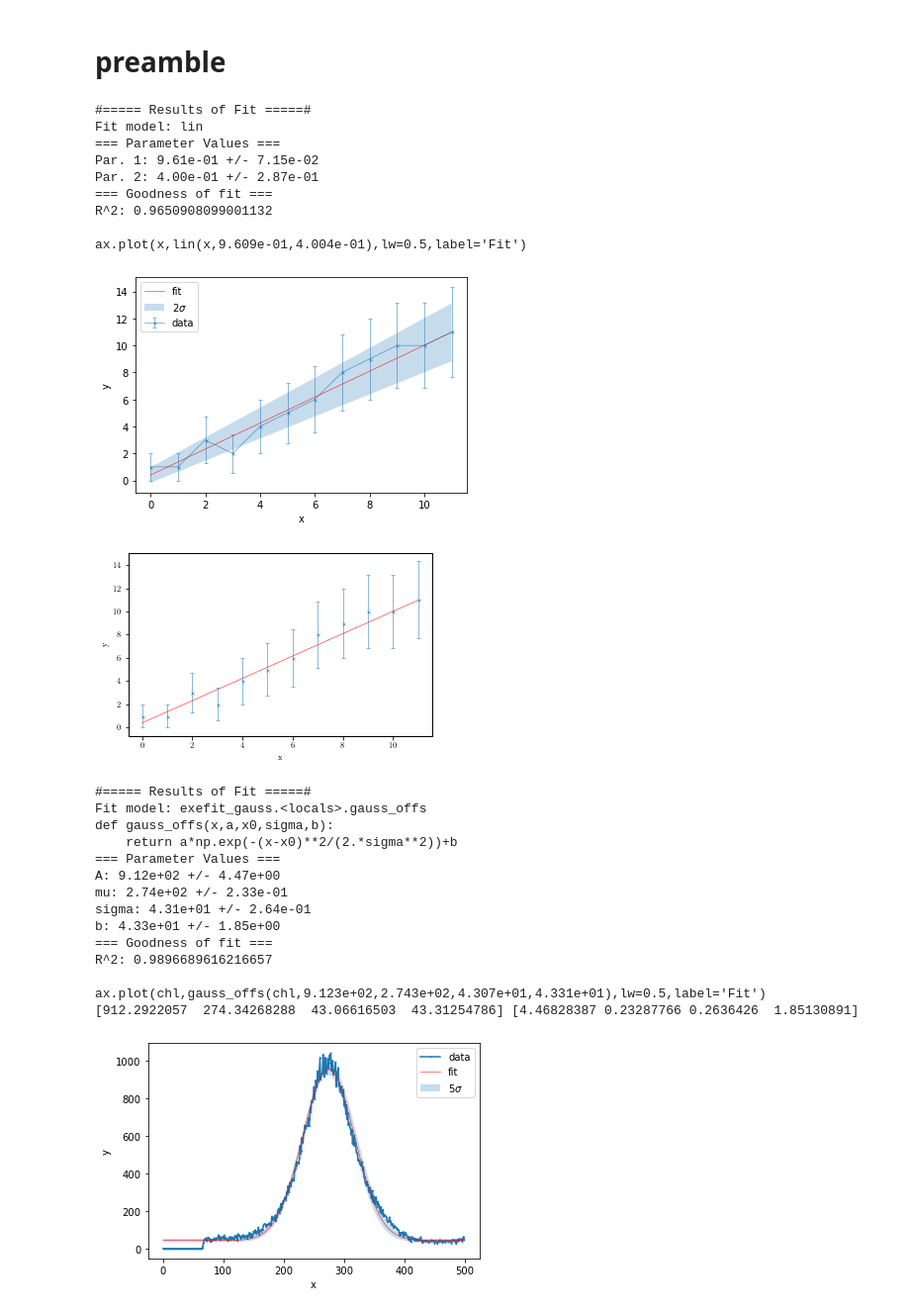
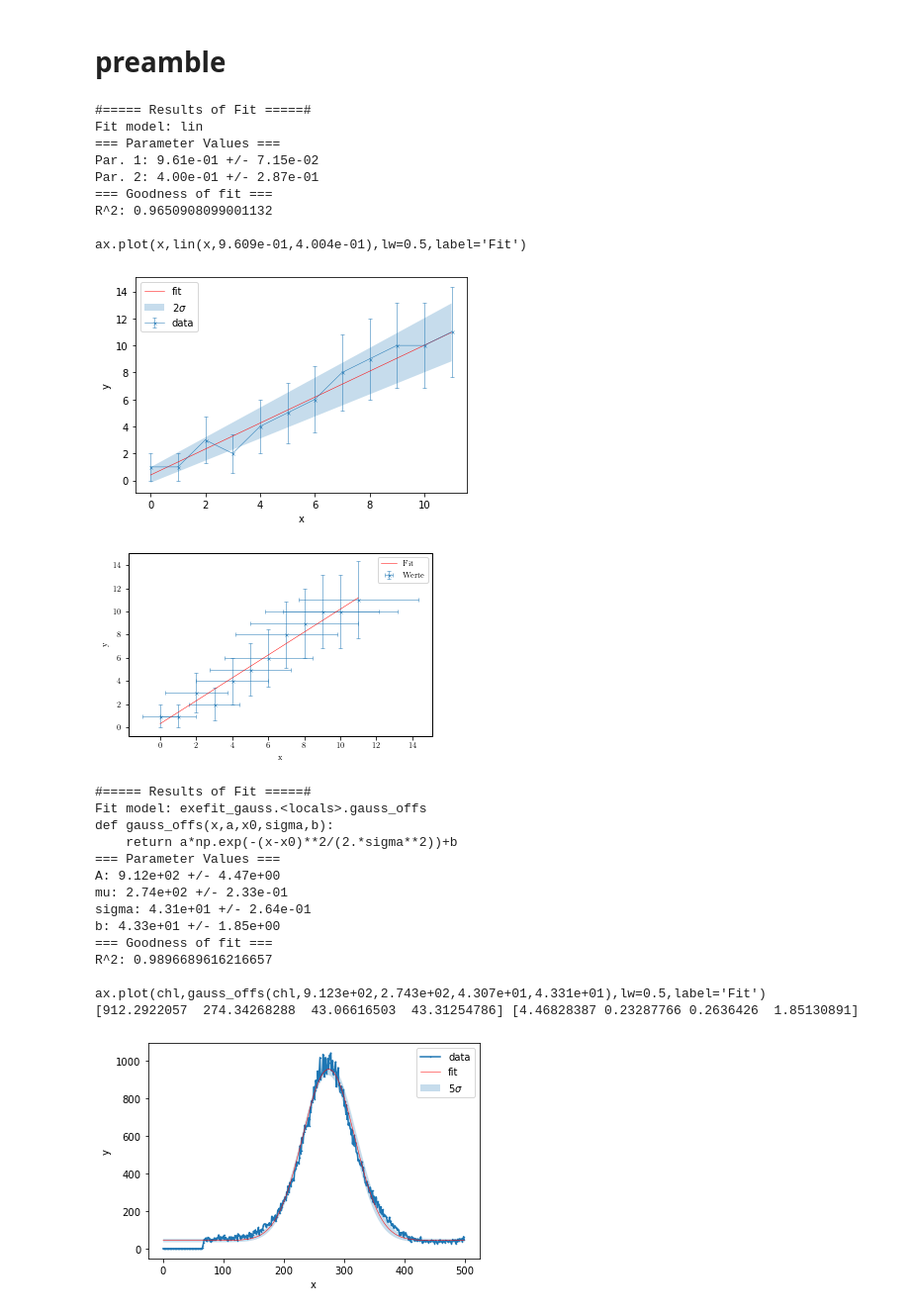
Before and after one commit to hacase/scipy_fit, a Jupyter notebook: template.ipynb, the cells around one changed output. Shown at 99% size. Saved outputs shown, nothing was run; the diff lists cells and outputs as text; code cells hidden in the pictures.

```diff
--- a/template.ipynb
+++ b/template.ipynb
@@ -27,41 +27,45 @@ yerr=np.sqrt(y)
 def lin(x, a, b):
     return x * a + b
 
+def linx(p, x):
+     m, c = p
+     return m * x + c
+
 fit.exefit(lin,x,y,yerr=yerr,copy=1,flag=1)
 
 fit.saveplot(fig_width=5.5)
 fig, ax = plt.subplots()
-ax.errorbar(x,y,yerr=yerr,ms=3,mew=0.5,marker="x",ls='',lw=0.5,capsize=2,label='Werte')
-fit.exefit(lin,x,y,yerr=yerr,plot=ax)
+ax.errorbar(x,y,yerr=yerr,xerr=yerr,ms=3,mew=0.5,marker="x",ls='',lw=0.5,capsize=2,label='Werte')
+fit.exefit(linx,x,y,yerr=yerr,xerr=yerr,plot=ax,l='Fit',num=2)
 ax.set_xlabel('x')
 ax.set_ylabel('y')
+plt.legend()
 plt.show()
 fit.revert_params()
 
 def gauss(x,a,x0,sigma):
     return a*np.exp(-(x-x0)**2/(2.*sigma**2))
 
 data=np.loadtxt('ba.txt')
 chl=data[:,0]
 reac=data[:,1]
-
 reac=reac[:500]
 chl=chl[:500]
 
 popt,pcov=fit.exefit_gauss(chl,reac,copy=1,flag=1,offs=1,retoure=1)
 print(popt,pcov)
 # %% [output]
 #===== Results of Fit =====#
 Fit model: lin
 === Parameter Values ===
 Par. 1: 9.61e-01 +/- 7.15e-02
 Par. 2: 4.00e-01 +/- 2.87e-01
 === Goodness of fit ===
 R^2: 0.9650908099001132
 
 ax.plot(x,lin(x,9.609e-01,4.004e-01),lw=0.5,label='Fit')
 [figure]
-[figure, old version]
+[figure, new version]
 #===== Results of Fit =====#
 Fit model: exefit_gauss.<locals>.gauss_offs
 def gauss_offs(x,a,x0,sigma,b):
```
Also changed, not shown: 1 other file.
